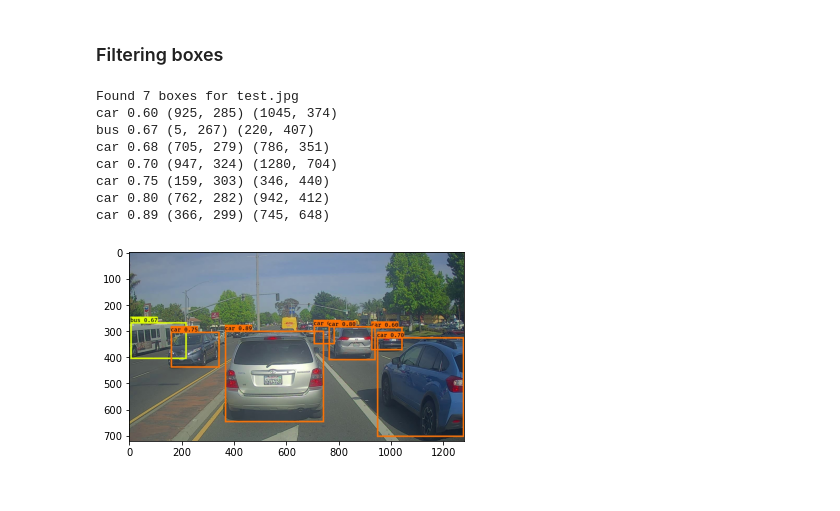
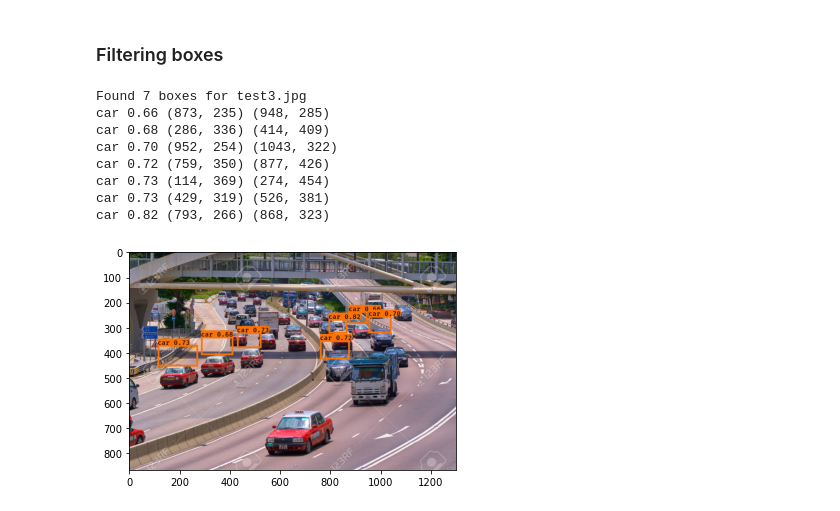
Before and after one commit to Divyam04/yolo_object_detection, a Jupyter notebook: yolo_object_detection.ipynb, the cells around one changed output. Saved outputs shown, nothing was run; the diff lists cells and outputs as text; code cells hidden in the pictures.

```diff
--- a/yolo_object_detection.ipynb
+++ b/yolo_object_detection.ipynb
@@ -221,14 +233,14 @@ def predict(sess, image_file):
 
     return out_scores, out_boxes, out_classes
 # %%
-out_scores, out_boxes, out_classes = predict(sess, "test.jpg")
+out_scores, out_boxes, out_classes = predict(sess, "test3.jpg")
 # %% [output]
-Found 7 boxes for test.jpg
-car 0.60 (925, 285) (1045, 374)
-bus 0.67 (5, 267) (220, 407)
-car 0.68 (705, 279) (786, 351)
-car 0.70 (947, 324) (1280, 704)
-car 0.75 (159, 303) (346, 440)
-car 0.80 (762, 282) (942, 412)
-car 0.89 (366, 299) (745, 648)
+Found 7 boxes for test3.jpg
+car 0.66 (873, 235) (948, 285)
+car 0.68 (286, 336) (414, 409)
+car 0.70 (952, 254) (1043, 322)
+car 0.72 (759, 350) (877, 426)
+car 0.73 (114, 369) (274, 454)
+car 0.73 (429, 319) (526, 381)
+car 0.82 (793, 266) (868, 323)
-[figure, old version]
+[figure, new version]
```
Also changed, not shown: parts of 5 cells of this notebook, 2 other files.
